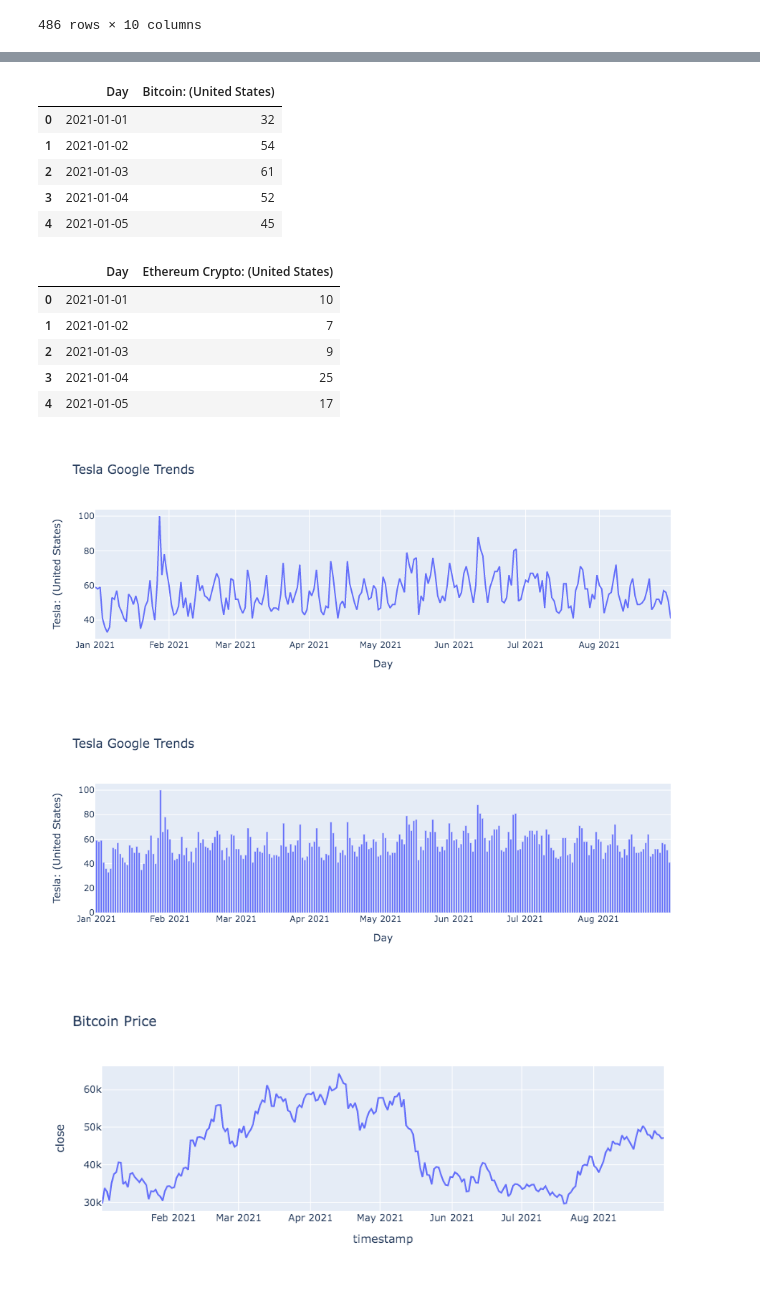
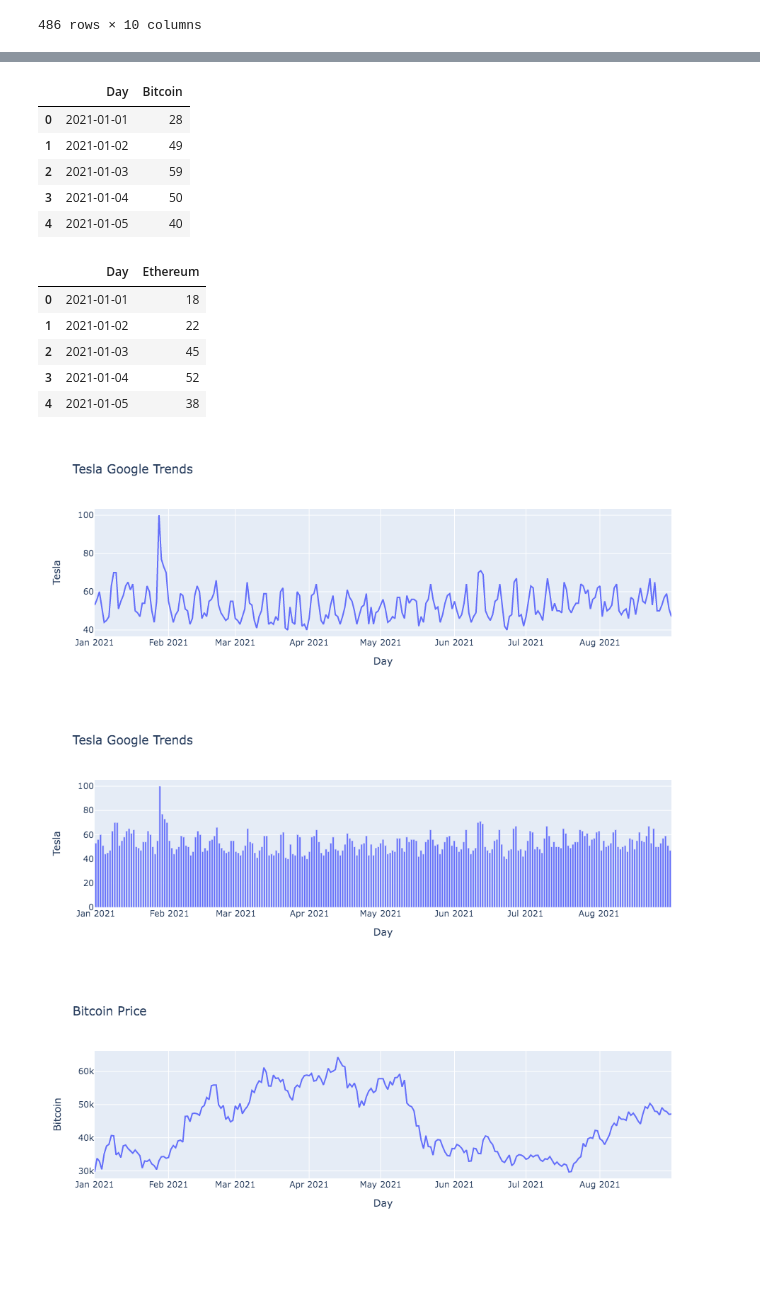
Before and after one commit to mitchjr9/Project-1-Group-2, a Jupyter notebook: App/Data_Analysis.ipynb, the cells around one changed output, grey strips where cells are left out. Saved outputs shown, nothing was run; the diff lists cells and outputs as text; code cells hidden in the pictures; blank space fills up the shorter version.

```diff
--- a/App/Data_Analysis.ipynb
+++ b/App/Data_Analysis.ipynb
@@ -86,0 +25,10 @@ TypeError: 'DataFrame' object is not callable
+# %%
+btc_prices = crypto_prices.loc[crypto_prices['symbol'] == 'BTCUSD']
+btc_prices = btc_prices.drop(columns=['exchange', 'open', 'high', 'low', 'volume', 'trade_count', 'vwap', 'symbol'])
+btc_prices = btc_prices.rename(columns={'close':'Bitcoin'})
+btc_prices.set_index(pd.to_datetime(btc_prices['timestamp'], infer_datetime_format=True), inplace=True)
+btc_prices = btc_prices.drop(columns=['timestamp'])
+btc_prices.index = btc_prices.index.strftime('%Y-%m-%d')
+btc_prices.index = pd.to_datetime(btc_prices.index)
+btc_prices.index.name='Day'
+btc_prices
@@ -108,56 +123,55 @@ apple_trends.head()
 | 4 | 2021-01-05 | 92 |
 # %%
 btc_path = Path("../resources/btc-2021-01-2021-08.csv")
-btc_trends = pd.read_csv(btc_path, skiprows = 1)
+btc_trends = pd.read_csv(btc_path)
 btc_trends.head()
 # %% [output]
-|  | Day | Bitcoin: (United States) |
-| 0 | 2021-01-01 | 32 |
-| 1 | 2021-01-02 | 54 |
-| 2 | 2021-01-03 | 61 |
-| 3 | 2021-01-04 | 52 |
-| 4 | 2021-01-05 | 45 |
+|  | Day | Bitcoin |
+| 0 | 2021-01-01 | 28 |
+| 1 | 2021-01-02 | 49 |
+| 2 | 2021-01-03 | 59 |
+| 3 | 2021-01-04 | 50 |
+| 4 | 2021-01-05 | 40 |
 # %%
 eth_path = Path("../resources/eth-2021-01-2021-08.csv")
-eth_trends = pd.read_csv(eth_path, skiprows = 1)
+eth_trends = pd.read_csv(eth_path)
 eth_trends.head()
 # %% [output]
-|  | Day | Ethereum Crypto: (United States) |
-| 0 | 2021-01-01 | 10 |
-| 1 | 2021-01-02 | 7 |
-| 2 | 2021-01-03 | 9 |
-| 3 | 2021-01-04 | 25 |
-| 4 | 2021-01-05 | 17 |
+|  | Day | Ethereum |
+| 0 | 2021-01-01 | 18 |
+| 1 | 2021-01-02 | 22 |
+| 2 | 2021-01-03 | 45 |
+| 3 | 2021-01-04 | 52 |
+| 4 | 2021-01-05 | 38 |
 # %%
 tesla_trend_chart_line = px.line(
     tesla_trends,
     x="Day",
-    y="Tesla: (United States)",
+    y="Tesla",
     title="Tesla Google Trends",
 )
 tesla_trend_chart_line
 # %% [output]
-[figure, old version]
+[figure, new version]
 # %%
 tesla_trend_chart_bar = px.bar(
     tesla_trends,
     x="Day",
-    y="Tesla: (United States)",
+    y="Tesla",
     title="Tesla Google Trends",
 )
 tesla_trend_chart_bar
 # %% [output]
-[figure, old version]
+[figure, new version]
 # %%
 btc_prices_chart = px.line(
     btc_prices,
-    x="timestamp",
-    y="close",
+    y="Bitcoin",
     title="Bitcoin Price",
 )
 btc_prices_chart
 # %% [output]
-[figure, old version]
+[figure, new version]
 # %%
 eth_prices_chart = px.line(
     eth_prices,
```
Also changed, not shown: parts of 10 cells of this notebook, 2 other files.
